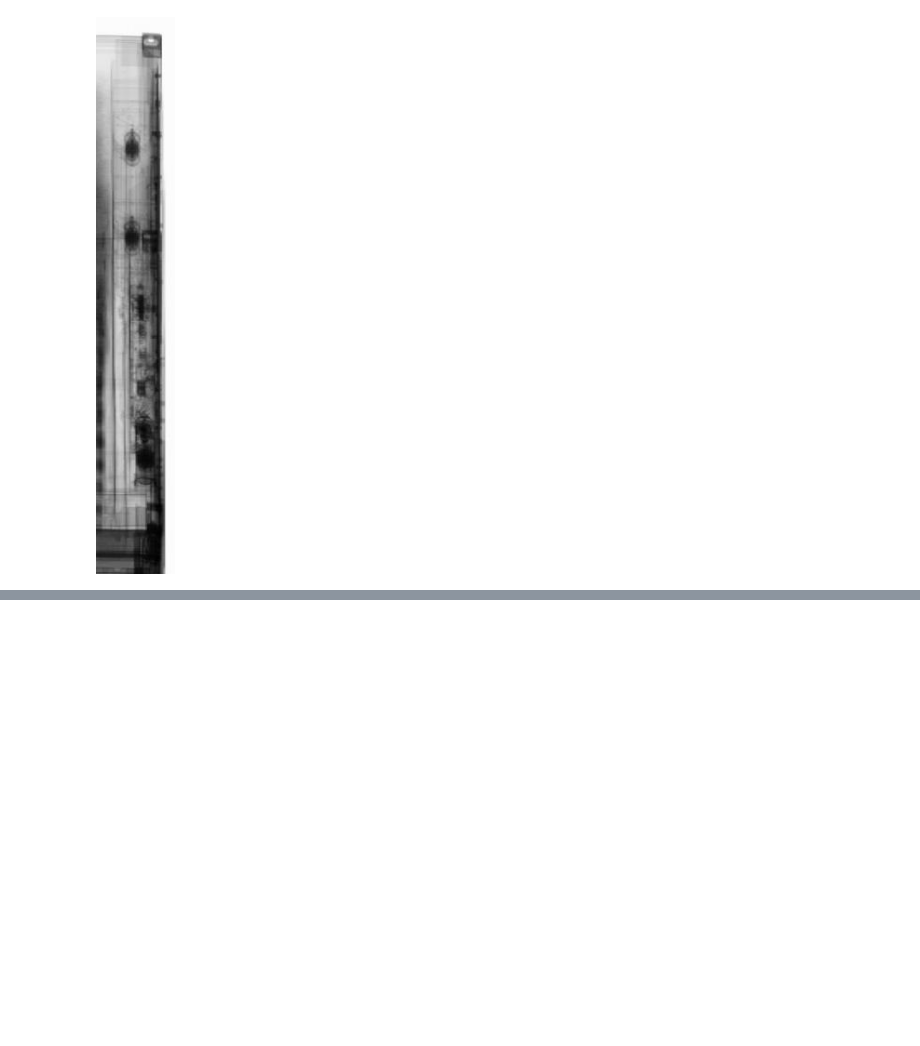
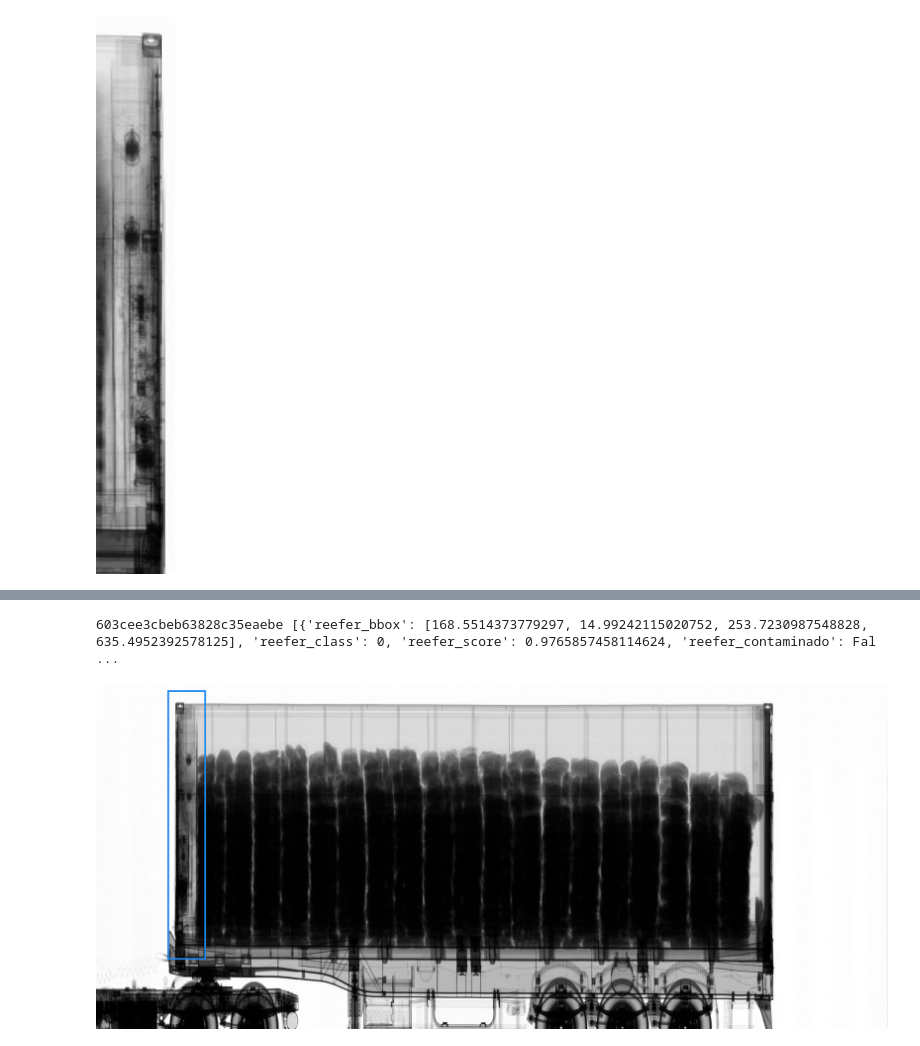
Before and after one commit to IvanBrasilico/ajna_tfod_deploy, a Jupyter notebook: reefer_contaminado/Visualiza imagens e predições.ipynb, the cells around one changed output, grey strips where cells are left out. Drawn from its saved outputs; the diff is of its cells as text; code cells hidden in the pictures; blank space fills up the shorter version.

```diff
--- a/reefer_contaminado/Visualiza imagens e predições.ipynb
+++ b/reefer_contaminado/Visualiza imagens e predições.ipynb
@@ -48,0 +86,5 @@ False
+# %%
+print_one_2(cursor_nao)
+# %% [output]
+603cee3cbeb63828c35eaebe [{'reefer_bbox': [168.5514373779297, 14.99242115020752, 253.7230987548828, 635.4952392578125], 'reefer_class': 0, 'reefer_score': 0.9765857458114624, 'reefer_contaminado': Fal ...
+[figure, added]
```
Also changed, not shown: parts of 2 cells of this notebook.
